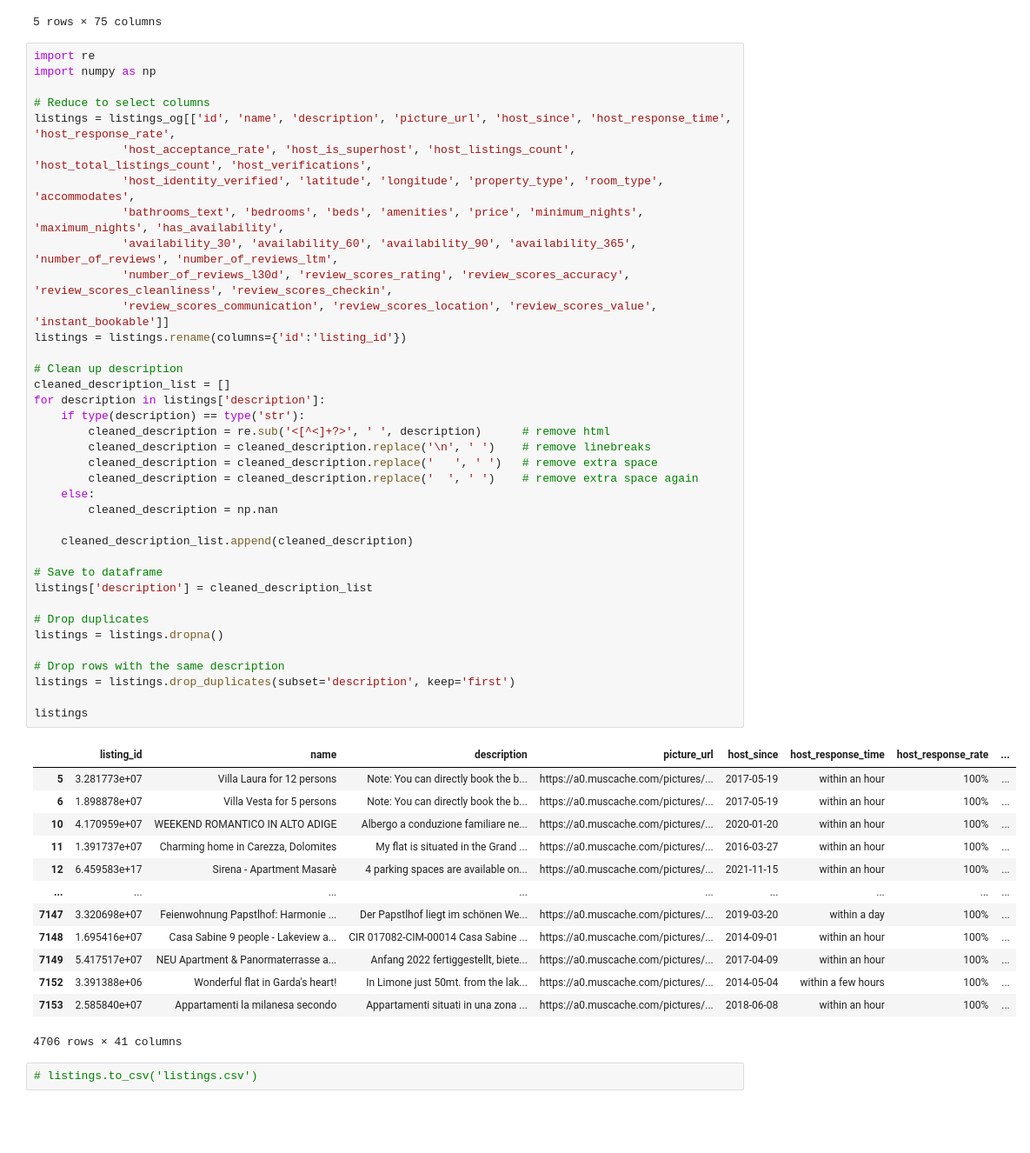
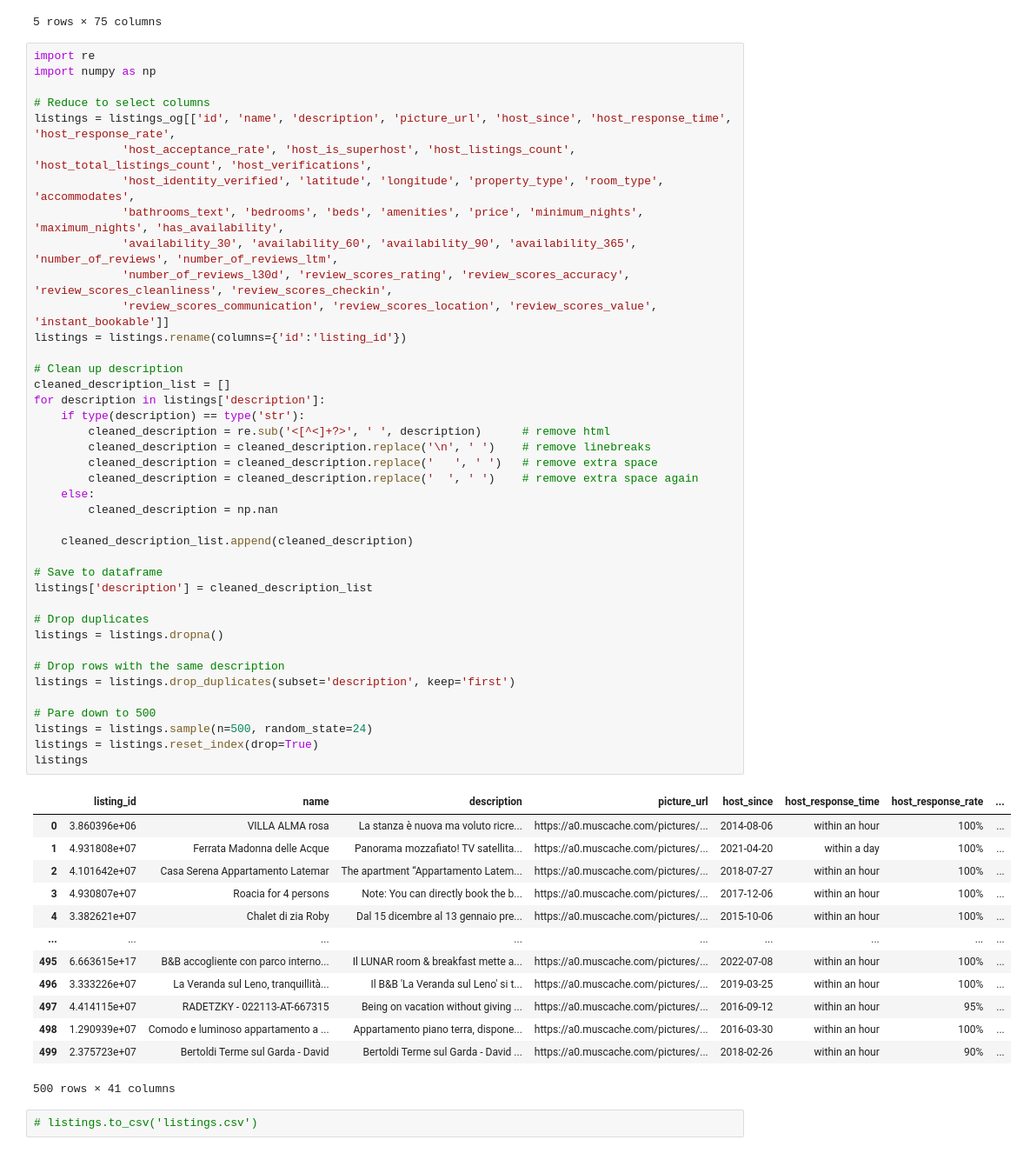
Before and after one commit to tomweinandy/AIinPowerBI, a Jupyter notebook: clean_airbnb_data.ipynb, the cells around one changed output. Shown at 87% size. Drawn from its saved outputs; the diff is of its cells as text; blank space fills up the shorter version.

Commit message:
Pare down listings dataset to 500

```diff
--- a/clean_airbnb_data.ipynb
+++ b/clean_airbnb_data.ipynb
@@ -26,45 +26,48 @@ listings = listings_og[['id', 'name', 'description', 'picture_url', 'host_since'
              'availability_30', 'availability_60', 'availability_90', 'availability_365', 'number_of_reviews', 'number_of_reviews_ltm',
              'number_of_reviews_l30d', 'review_scores_rating', 'review_scores_accuracy', 'review_scores_cleanliness', 'review_scores_checkin',
              'review_scores_communication', 'review_scores_location', 'review_scores_value', 'instant_bookable']]
 listings = listings.rename(columns={'id':'listing_id'})
 
 # Clean up description
 cleaned_description_list = []
 for description in listings['description']:
     if type(description) == type('str'):
         cleaned_description = re.sub('<[^<]+?>', ' ', description)      # remove html
         cleaned_description = cleaned_description.replace('\n', ' ')    # remove linebreaks
         cleaned_description = cleaned_description.replace('   ', ' ')   # remove extra space
         cleaned_description = cleaned_description.replace('  ', ' ')    # remove extra space again
     else:
         cleaned_description = np.nan
 
     cleaned_description_list.append(cleaned_description)
 
 # Save to dataframe
 listings['description'] = cleaned_description_list
 
 # Drop duplicates
 listings = listings.dropna()
 
 # Drop rows with the same description
 listings = listings.drop_duplicates(subset='description', keep='first')
 
+# Pare down to 500
+listings = listings.sample(n=500, random_state=24)
+listings = listings.reset_index(drop=True)
 listings
 # %% [output]
 |  | listing_id | name | description | picture_url | host_since | host_response_time | host_response_rate | ... |
-| 5 | 3.281773e+07 | Villa Laura for 12 persons | Note: You can directly book the b... | https://a0.muscache.com/pictures/... | 2017-05-19 | within an hour | 100% | ... |
-| 6 | 1.898878e+07 | Villa Vesta for 5 persons | Note: You can directly book the b... | https://a0.muscache.com/pictures/... | 2017-05-19 | within an hour | 100% | ... |
-| 10 | 4.170959e+07 | WEEKEND ROMANTICO IN ALTO ADIGE | Albergo a conduzione familiare ne... | https://a0.muscache.com/pictures/... | 2020-01-20 | within an hour | 100% | ... |
-| 11 | 1.391737e+07 | Charming home in Carezza, Dolomites | My flat is situated in the Grand ... | https://a0.muscache.com/pictures/... | 2016-03-27 | within an hour | 100% | ... |
-| 12 | 6.459583e+17 | Sirena - Apartment Masarè | 4 parking spaces are available on... | https://a0.muscache.com/pictures/... | 2021-11-15 | within an hour | 100% | ... |
+| 0 | 3.860396e+06 | VILLA ALMA rosa | La stanza è nuova ma voluto ricre... | https://a0.muscache.com/pictures/... | 2014-08-06 | within an hour | 100% | ... |
+| 1 | 4.931808e+07 | Ferrata Madonna delle Acque | Panorama mozzafiato! TV satellita... | https://a0.muscache.com/pictures/... | 2021-04-20 | within a day | 100% | ... |
+| 2 | 4.101642e+07 | Casa Serena Appartamento Latemar | The apartment “Appartamento Latem... | https://a0.muscache.com/pictures/... | 2018-07-27 | within an hour | 100% | ... |
+| 3 | 4.930807e+07 | Roacia for 4 persons | Note: You can directly book the b... | https://a0.muscache.com/pictures/... | 2017-12-06 | within an hour | 100% | ... |
+| 4 | 3.382621e+07 | Chalet di zia Roby | Dal 15 dicembre al 13 gennaio pre... | https://a0.muscache.com/pictures/... | 2015-10-06 | within an hour | 100% | ... |
 | ... | ... | ... | ... | ... | ... | ... | ... | ... |
-| 7147 | 3.320698e+07 | Feienwohnung Papstlhof: Harmonie ... | Der Papstlhof liegt im schönen We... | https://a0.muscache.com/pictures/... | 2019-03-20 | within a day | 100% | ... |
-| 7148 | 1.695416e+07 | Casa Sabine 9 people - Lakeview a... | CIR 017082-CIM-00014 Casa Sabine ... | https://a0.muscache.com/pictures/... | 2014-09-01 | within an hour | 100% | ... |
-| 7149 | 5.417517e+07 | NEU Apartment & Panormaterrasse a... | Anfang 2022 fertiggestellt, biete... | https://a0.muscache.com/pictures/... | 2017-04-09 | within an hour | 100% | ... |
-| 7152 | 3.391388e+06 | Wonderful flat in Garda's heart! | In Limone just 50mt. from the lak... | https://a0.muscache.com/pictures/... | 2014-05-04 | within a few hours | 100% | ... |
-| 7153 | 2.585840e+07 | Appartamenti la milanesa secondo | Appartamenti situati in una zona ... | https://a0.muscache.com/pictures/... | 2018-06-08 | within an hour | 100% | ... |
+| 495 | 6.663615e+17 | B&B accogliente con parco interno... | Il LUNAR room & breakfast mette a... | https://a0.muscache.com/pictures/... | 2022-07-08 | within an hour | 100% | ... |
+| 496 | 3.333226e+07 | La Veranda sul Leno, tranquillità... | Il B&B 'La Veranda sul Leno' si t... | https://a0.muscache.com/pictures/... | 2019-03-25 | within an hour | 100% | ... |
+| 497 | 4.414115e+07 | RADETZKY - 022113-AT-667315 | Being on vacation without giving ... | https://a0.muscache.com/pictures/... | 2016-09-12 | within an hour | 95% | ... |
+| 498 | 1.290939e+07 | Comodo e luminoso appartamento a ... | Appartamento piano terra, dispone... | https://a0.muscache.com/pictures/... | 2016-03-30 | within an hour | 100% | ... |
+| 499 | 2.375723e+07 | Bertoldi Terme sul Garda - David | Bertoldi Terme sul Garda - David ... | https://a0.muscache.com/pictures/... | 2018-02-26 | within an hour | 90% | ... |
-4706 rows × 41 columns
+500 rows × 41 columns
 # %%
 # listings.to_csv('listings.csv')
 # %% [markdown]
```
Also changed, not shown: parts of 2 cells of this notebook, 1 other file.
